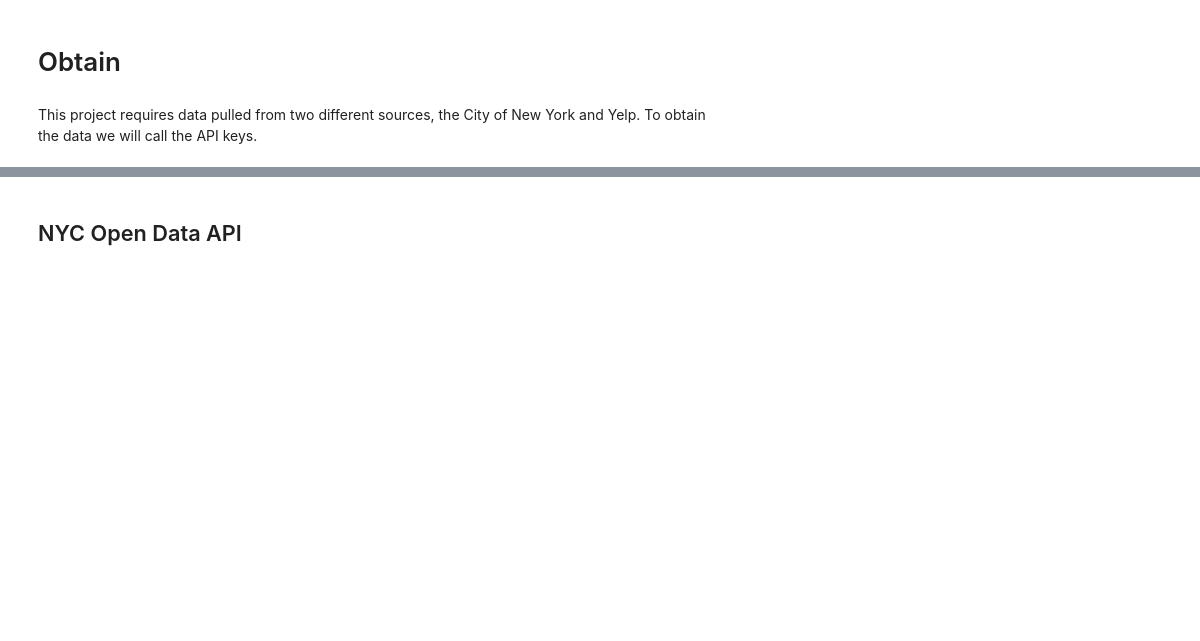
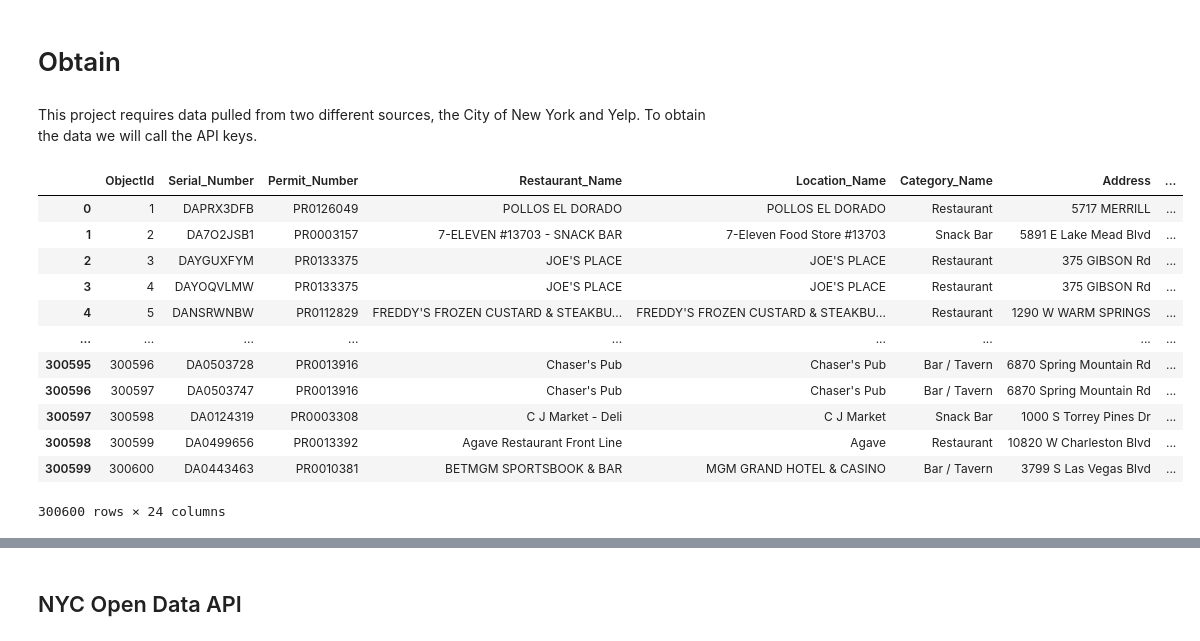
Before and after one commit to rcauvy/predicting-nyc-health-violations-with-nlp, a Jupyter notebook: Predicting NYC Health Violations.ipynb, the cells around one changed output, grey strips where cells are left out. Drawn from its saved outputs; the diff is of its cells as text; code cells hidden in the pictures; blank space fills up the shorter version.

```diff
--- a/Predicting NYC Health Violations.ipynb
+++ b/Predicting NYC Health Violations.ipynb
@@ -27,0 +30,17 @@ This project requires data pulled from two different sources, the City of New Yo
+# %%
+inspections = pd.read_csv('data/Restaurant_Inspections_Open_Data.csv')
+inspections
+# %% [output]
+|  | ObjectId | Serial_Number | Permit_Number | Restaurant_Name | Location_Name | Category_Name | Address | ... |
+| 0 | 1 | DAPRX3DFB | PR0126049 | POLLOS EL DORADO | POLLOS EL DORADO | Restaurant | 5717 MERRILL | ... |
+| 1 | 2 | DA7O2JSB1 | PR0003157 | 7-ELEVEN #13703 - SNACK BAR | 7-Eleven Food Store #13703 | Snack Bar | 5891 E Lake Mead Blvd | ... |
+| 2 | 3 | DAYGUXFYM | PR0133375 | JOE'S PLACE | JOE'S PLACE | Restaurant | 375 GIBSON Rd | ... |
+| 3 | 4 | DAYOQVLMW | PR0133375 | JOE'S PLACE | JOE'S PLACE | Restaurant | 375 GIBSON Rd | ... |
+| 4 | 5 | DANSRWNBW | PR0112829 | FREDDY'S FROZEN CUSTARD & STEAKBU... | FREDDY'S FROZEN CUSTARD & STEAKBU... | Restaurant | 1290 W WARM SPRINGS | ... |
+| ... | ... | ... | ... | ... | ... | ... | ... | ... |
+| 300595 | 300596 | DA0503728 | PR0013916 | Chaser's Pub | Chaser's Pub | Bar / Tavern | 6870 Spring Mountain Rd | ... |
+| 300596 | 300597 | DA0503747 | PR0013916 | Chaser's Pub | Chaser's Pub | Bar / Tavern | 6870 Spring Mountain Rd | ... |
+| 300597 | 300598 | DA0124319 | PR0003308 | C J Market - Deli | C J Market | Snack Bar | 1000 S Torrey Pines Dr | ... |
+| 300598 | 300599 | DA0499656 | PR0013392 | Agave Restaurant Front Line | Agave | Restaurant | 10820 W Charleston Blvd | ... |
+| 300599 | 300600 | DA0443463 | PR0010381 | BETMGM SPORTSBOOK & BAR | MGM GRAND HOTEL & CASINO | Bar / Tavern | 3799 S Las Vegas Blvd | ... |
+300600 rows × 24 columns
```
Also changed, not shown: parts of 59 cells of this notebook, 1 other file.
